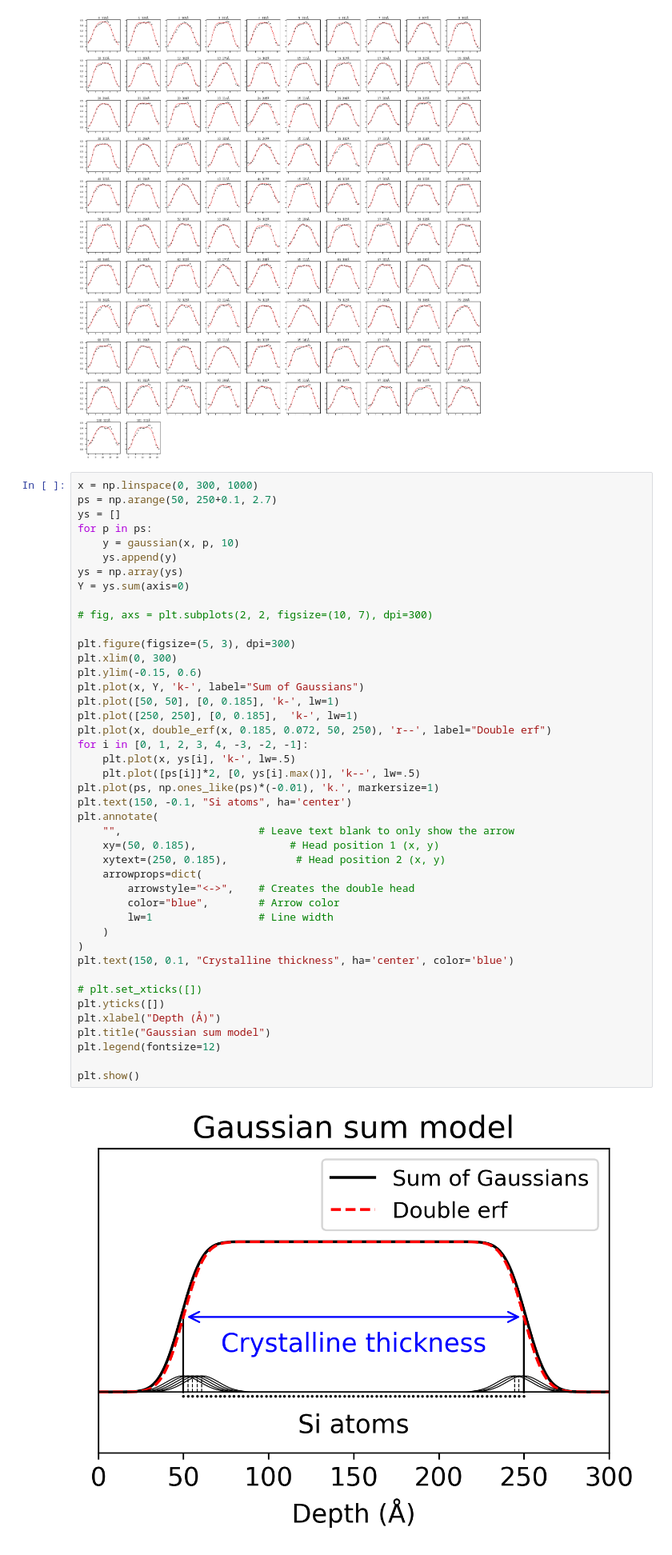
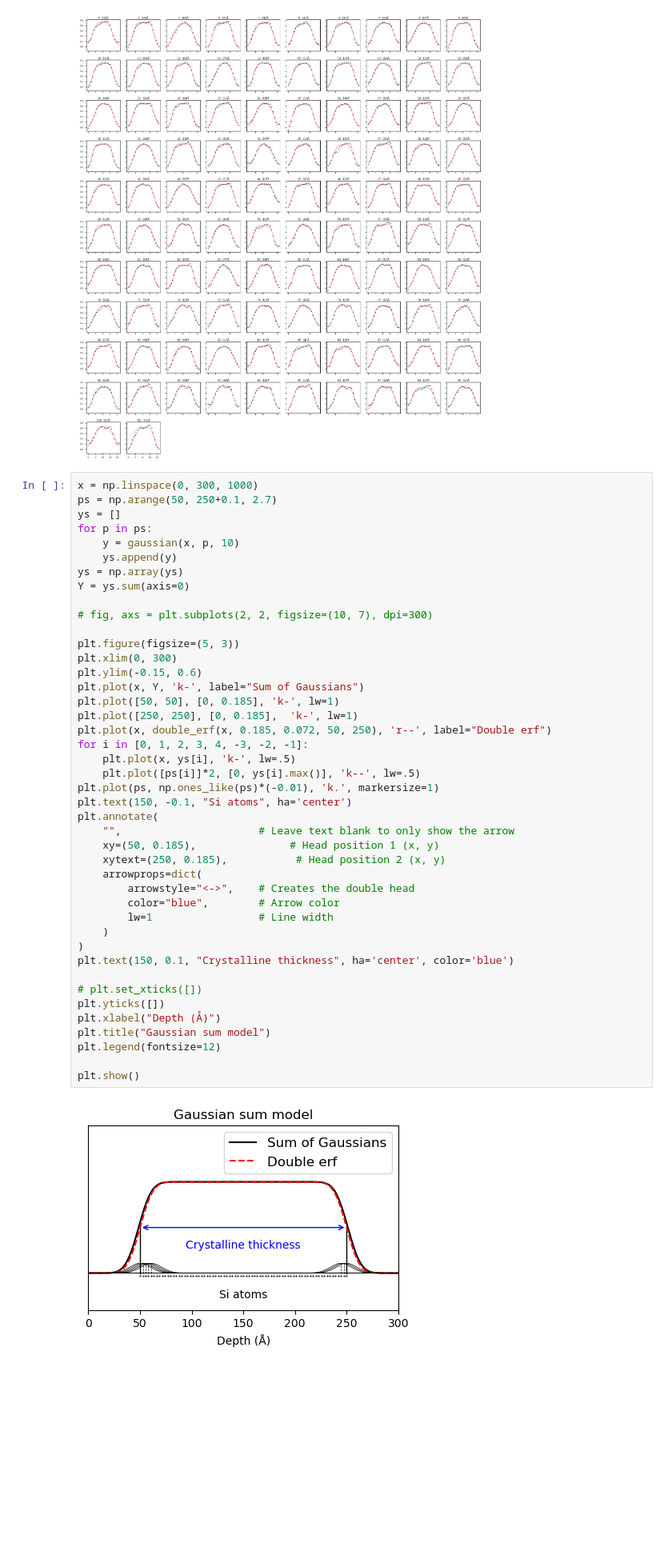
Before and after one commit to c-sooyoung/lemon-sandbox, a Jupyter notebook: silicon-atomic-column-thickness/260728_fig5_tif.ipynb, the cells around one changed output. Shown at 80% size. Drawn from its saved outputs; the diff is of its cells as text; blank space fills up the shorter version.

```diff
--- a/260721-atomic-column-thickness/260728_fig5_tif.ipynb
+++ b/silicon-atomic-column-thickness/260728_fig5_tif.ipynb
@@ -425,39 +425,39 @@ Y = ys.sum(axis=0)
 
 # fig, axs = plt.subplots(2, 2, figsize=(10, 7), dpi=300)
 
-plt.figure(figsize=(5, 3), dpi=300)
+plt.figure(figsize=(5, 3))
 plt.xlim(0, 300)
 plt.ylim(-0.15, 0.6)
 plt.plot(x, Y, 'k-', label="Sum of Gaussians")
 plt.plot([50, 50], [0, 0.185], 'k-', lw=1)
 plt.plot([250, 250], [0, 0.185],  'k-', lw=1)
 plt.plot(x, double_erf(x, 0.185, 0.072, 50, 250), 'r--', label="Double erf")
 for i in [0, 1, 2, 3, 4, -3, -2, -1]:
     plt.plot(x, ys[i], 'k-', lw=.5)
     plt.plot([ps[i]]*2, [0, ys[i].max()], 'k--', lw=.5)
 plt.plot(ps, np.ones_like(ps)*(-0.01), 'k.', markersize=1)
 plt.text(150, -0.1, "Si atoms", ha='center')
 plt.annotate(
     "",                      # Leave text blank to only show the arrow
     xy=(50, 0.185),               # Head position 1 (x, y)
     xytext=(250, 0.185),           # Head position 2 (x, y)
     arrowprops=dict(
         arrowstyle="<->",    # Creates the double head
         color="blue",        # Arrow color
         lw=1                 # Line width
     )
 )
 plt.text(150, 0.1, "Crystalline thickness", ha='center', color='blue')
 
 # plt.set_xticks([])
 plt.yticks([])
 plt.xlabel("Depth (Å)")
 plt.title("Gaussian sum model")
 plt.legend(fontsize=12)
 
 plt.show()
 # %% [output]
-[figure, old version]
+[figure, new version]
 # %%
 x = np.linspace(0, 300, 1000)
 ps = np.arange(50, 250+0.1, 2.7)
```
Also changed, not shown: parts of 3 cells of this notebook, 1 other file.
